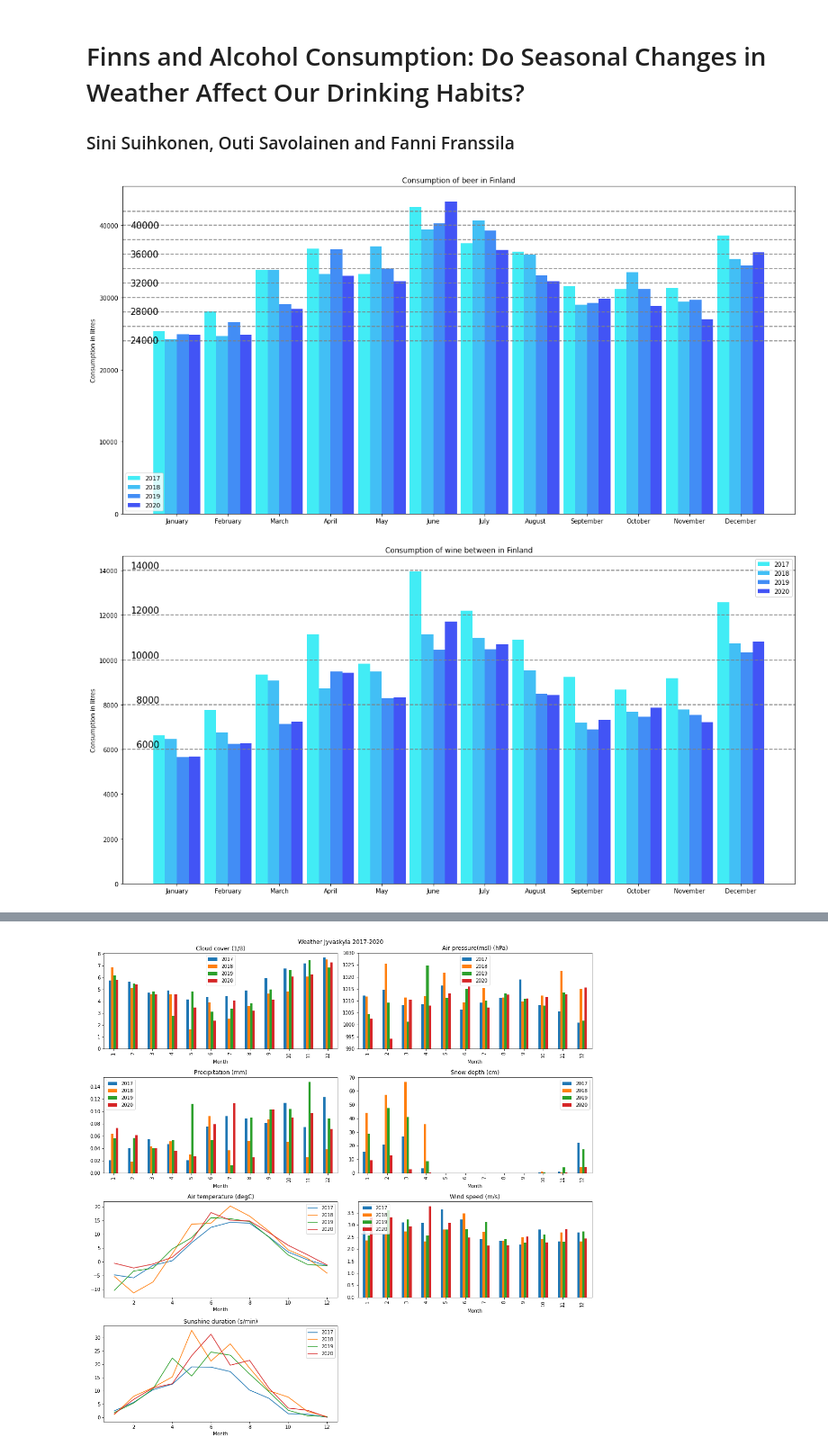
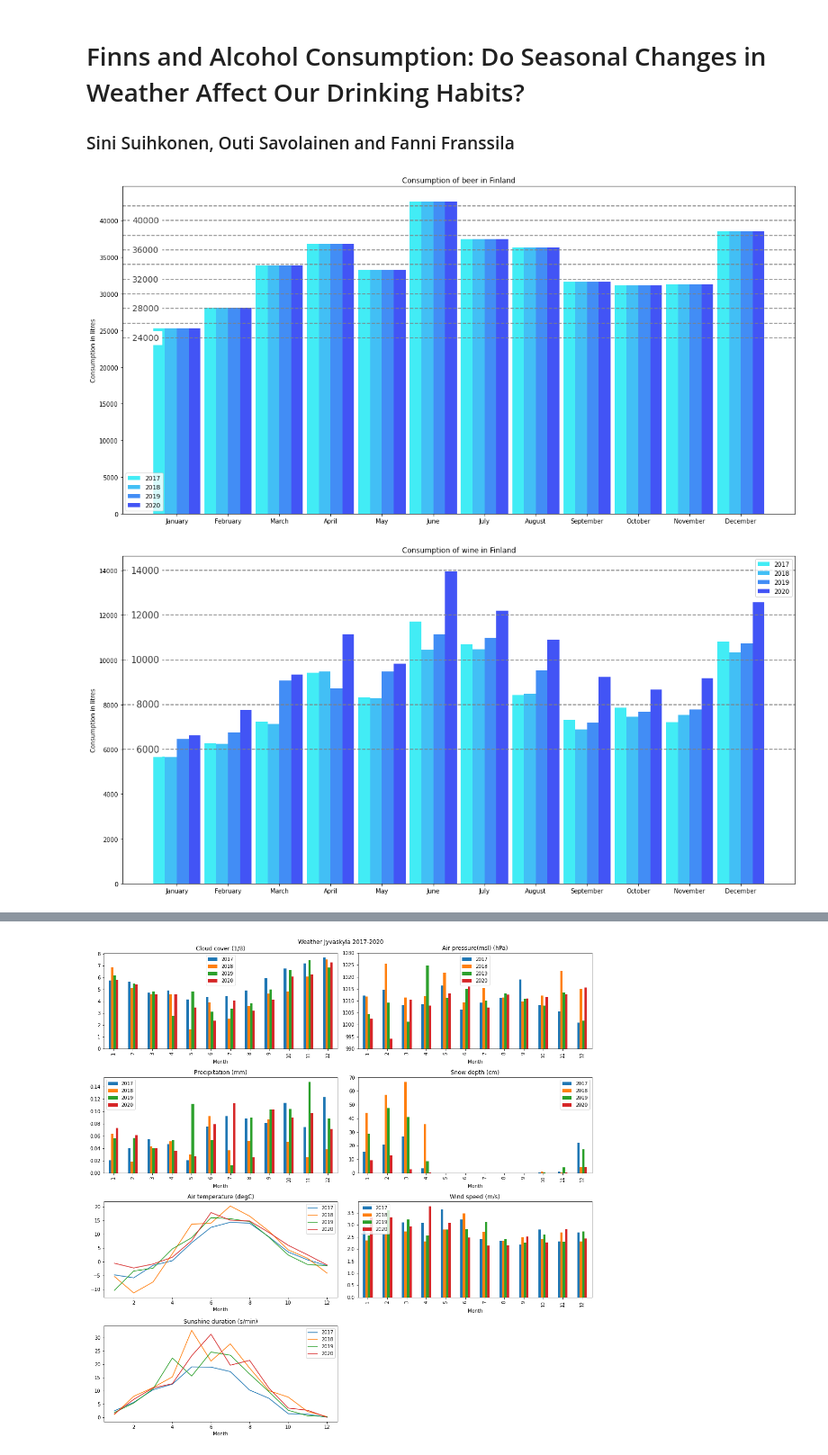
Before and after one commit to DataScience-MiniProjects/IDS-MiniProject, a Jupyter notebook: project-notebook.ipynb, the cells around one changed output, grey strips where cells are left out. Shown at 90% size. Saved outputs shown, nothing was run; the diff lists cells and outputs as text; code cells hidden in the pictures.

Commit message:
Add rescale and column 'Total' for alc data

```diff
--- a/project-notebook.ipynb
+++ b/project-notebook.ipynb
@@ -20,17 +20,17 @@ def load_xls(file_name:str, year: int):
         name_of_sheet = f"{month}kuu {year}"
         df = pd.read_excel(xls, name_of_sheet,skiprows=[0,1,2], usecols=("I"))
         # Add month column to the dataframe. For example "Tammikuu2020".
-        df[f"{months_eng[i]}{year}"] = pd.concat([df.iloc[3:4], df.iloc[14:15], df.iloc[21:22], df.iloc[34:35]])
+        df[i+1] = pd.concat([df.iloc[3:4], df.iloc[14:15], df.iloc[21:22], df.iloc[34:35], df.iloc[35:36]])
         # Drop rows with NaNs. After this we have only four rows containing total consumption for all types of alchohol.
         df = df.dropna()
         # Remove the first useless row of the dataframe.
         df = df.iloc[:, 1:]
         # Change index names
-        df = df.rename(index={3:"Beer", 14:"Wine", 21:"Strong Wine", 34:"Spirits"})
+        df = df.rename(index={3:"Beer", 14:"Wine", 21:"Strong Wine", 34:"Spirits", 35:"Total"})
         dataframes.append(df)
     total = pd.concat(dataframes, axis=1)
 
-    return total
+    return total.T.astype(int)
 
 alc_data2020 = load_xls("Alkoholimyyntitilasto_tammi_joulukuu_2020.xlsx", 2020)
 alc_data2019 = load_xls("Alkoholimyyntitilasto_tammi_joulukuu_2019.xlsx", 2019)
@@ -38,16 +38,11 @@ alc_data2018 = load_xls("Alkoholimyyntitilasto_tammi_joulukuu_2018.xlsx", 2018)
 alc_data2017 = load_xls("Alkoholimyyntitilasto_tammi_joulukuu_2017.xlsx", 2017)
 # %%
 # Be(tt)er plotting
-adata2017 = alc_data2017.T.astype(int)
-adata2018 = alc_data2018.T.astype(int)
-adata2019 = alc_data2019.T.astype(int)
-adata2020 = alc_data2020.T.astype(int)
-
 labels = ["January", "February", "March", "April", "May", "June", "July", "August", "September", "October", "November", "December"]
-beer2020 = adata2020["Beer"].values
-beer2019 = adata2019["Beer"].values
-beer2018 = adata2018["Beer"].values
-beer2017 = adata2017["Beer"].values
+beer2020 = alc_data2017["Beer"].values
+beer2019 = alc_data2017["Beer"].values
+beer2018 = alc_data2017["Beer"].values
+beer2017 = alc_data2017["Beer"].values
 
 width = 0.23
 bar1 = np.arange(len(labels))
@@ -62,21 +57,10 @@ plt.bar(bar2, beer2018, width, label="2018", color="#42bff5")
 plt.bar(bar3, beer2019, width, label="2019", color="#428df5")
 plt.bar(bar4, beer2020, width, label="2020", color="#4254f5")
 
-plt.axhline(y=24000, color="grey", linestyle="--")
-plt.text(x=0,y=24000, s="24000", fontsize=15, va='center', ha='right' )
-plt.axhline(y=26000, color="grey", linestyle="--")
-plt.axhline(y=28000, color="grey", linestyle="--")
-plt.text(x=0,y=28000, s="28000", fontsize=15, va='center', ha='right' )
-plt.axhline(y=30000, color="grey", linestyle="--")
-plt.axhline(y=32000, color="grey", linestyle="--")
-plt.text(x=0,y=32000, s="32000", fontsize=15, va='center', ha='right' )
-plt.axhline(y=34000, color="grey", linestyle="--")
-plt.axhline(y=36000, color="grey", linestyle="--")
-plt.text(x=0,y=36000, s="36000", fontsize=15, va='center', ha='right' )
-plt.axhline(y=38000, color="grey", linestyle="--")
-plt.axhline(y=40000, color="grey", linestyle="--")
-plt.text(x=0,y=40000, s="40000", fontsize=15, va='center', ha='right' )
-plt.axhline(y=42000, color="grey", linestyle="--")
+for i in range(24000, 43000, 2000):
+  plt.axhline(y=i, color="grey", linestyle="--")
+  if i % 4000 == 0:
+    plt.text(x=0,y=i, s=str(i), fontsize=14, va='center', ha='right', backgroundcolor='w', alpha=0.75)
 
 plt.ylabel("Consumption in litres")
 plt.title("Consumption of beer in Finland")
@@ -85,39 +69,32 @@ plt.legend()
 
 plt.show()
 # %% [output]
-[figure, old version]
+[figure, new version]
 # %%
 # Wine plotting
-wine2020 = adata2020["Wine"].values
-wine2019 = adata2019["Wine"].values
-wine2018 = adata2018["Wine"].values
-wine2017 = adata2017["Wine"].values
+wine2020 = alc_data2017["Wine"].values
+wine2019 = alc_data2018["Wine"].values
+wine2018 = alc_data2019["Wine"].values
+wine2017 = alc_data2020["Wine"].values
 
 plt.figure(figsize=(20,10))
 
 plt.bar(bar1, wine2017, width, label="2017", color="#42ecf5")
 plt.bar(bar2, wine2018, width, label="2018", color="#42bff5")
 plt.bar(bar3, wine2019, width, label="2019", color="#428df5")
 plt.bar(bar4, wine2020, width, label="2020", color="#4254f5")
 
-plt.axhline(y=6000, color="grey", linestyle="--")
-plt.text(x=0,y=6000, s="6000", fontsize=15, va='bottom', ha='right' )
-plt.axhline(y=8000, color="grey", linestyle="--")
-plt.text(x=0,y=8000, s="8000", fontsize=15, va='bottom', ha='right' )
-plt.axhline(y=10000, color="grey", linestyle="--")
-plt.text(x=0,y=10000, s="10000", fontsize=15, va='bottom', ha='right' )
-plt.axhline(y=12000, color="grey", linestyle="--")
-plt.text(x=0,y=12000, s="12000", fontsize=15, va='bottom', ha='right' )
-plt.axhline(y=14000, color="grey", linestyle="--")
-plt.text(x=0,y=14000, s="14000", fontsize=15, va='bottom', ha='right' )
+for i in range(6000, 15000, 2000):
+  plt.axhline(y=i, color="grey", linestyle="--")
+  plt.text(x=0,y=i, s=str(i), fontsize=15, va='center', ha='right',backgroundcolor='w', alpha=0.75)
 
 plt.ylabel("Consumption in litres")
-plt.title("Consumption of wine between in Finland")
+plt.title("Consumption of wine in Finland")
 plt.xticks(bar1 + 3*width/2, labels)
 plt.legend()
 
 plt.show()
 # %% [output]
-[figure, old version]
+[figure, new version]
 # %%
 # Wine plotting
```
Also changed, not shown: parts of 8 cells of this notebook.
